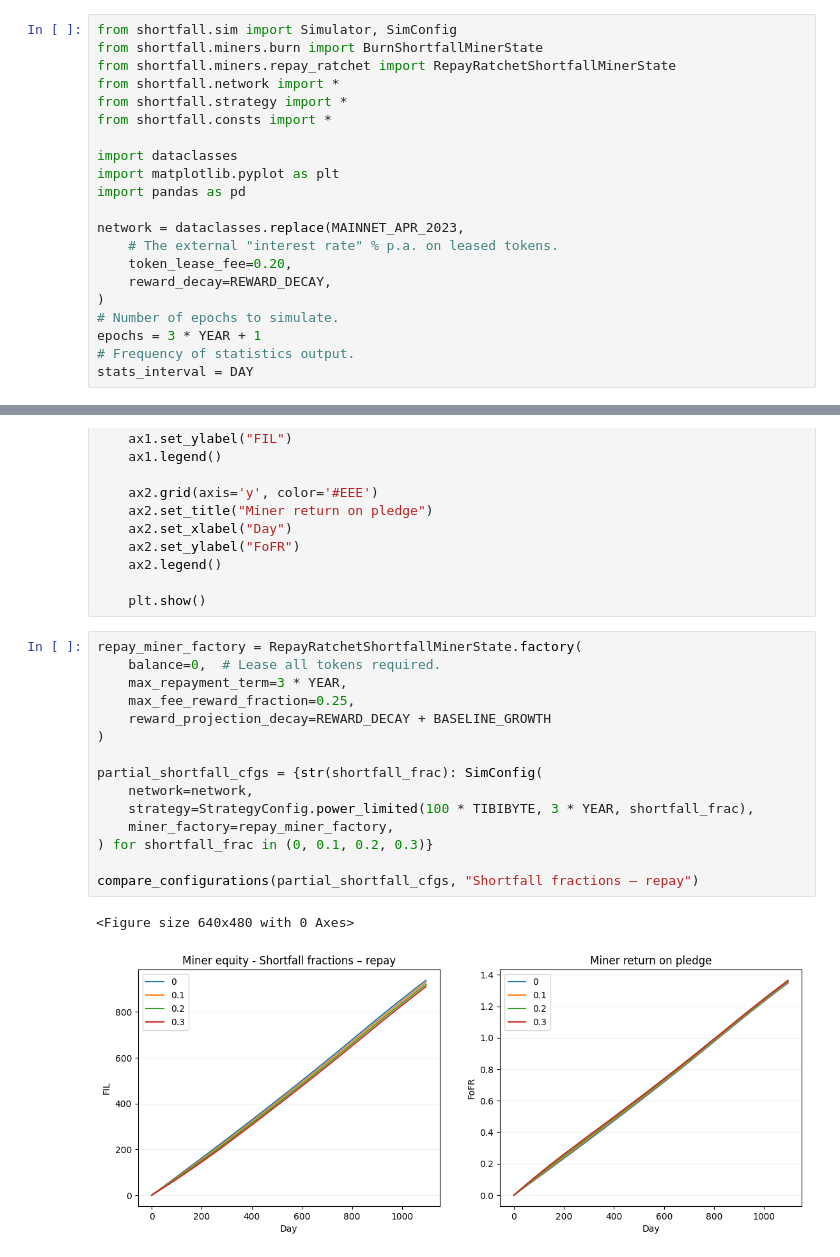
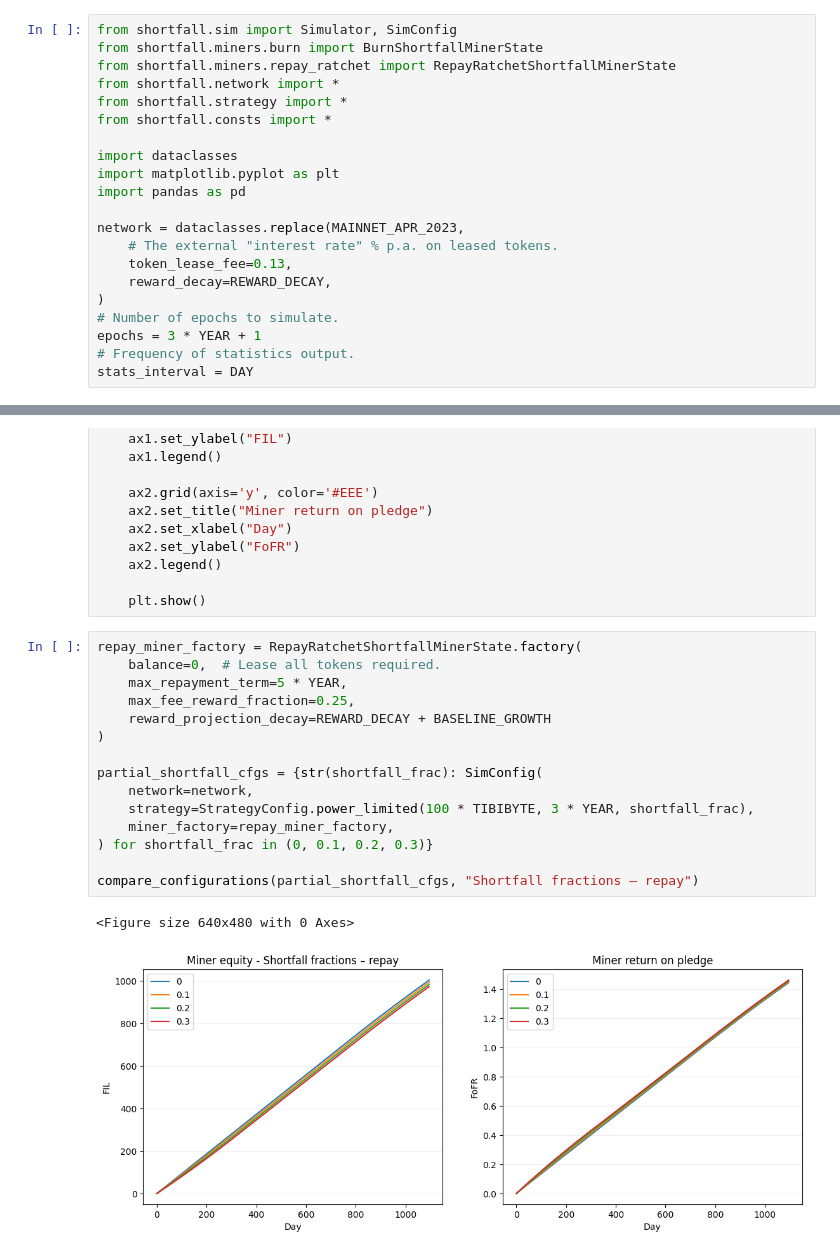
Before and after one commit to anorth/shortfall, a Jupyter notebook: notebooks/partial_shortfalls.ipynb, the cells around one changed output, grey strips where cells are left out. Drawn from its saved outputs; the diff is of its cells as text.

```diff
--- a/notebooks/partial_shortfalls.ipynb
+++ b/notebooks/partial_shortfalls.ipynb
@@ -12,7 +12,7 @@ import pandas as pd
 
 network = dataclasses.replace(MAINNET_APR_2023,
     # The external "interest rate" % p.a. on leased tokens.
-    token_lease_fee=0.20,
+    token_lease_fee=0.13,
     reward_decay=REWARD_DECAY,
 )
 # Number of epochs to simulate.
@@ -47,21 +47,21 @@ def compare_configurations(cfgs, title):
 # %%
 repay_miner_factory = RepayRatchetShortfallMinerState.factory(
     balance=0,  # Lease all tokens required.
-    max_repayment_term=3 * YEAR,
+    max_repayment_term=5 * YEAR,
     max_fee_reward_fraction=0.25,
     reward_projection_decay=REWARD_DECAY + BASELINE_GROWTH
 )
 
 partial_shortfall_cfgs = {str(shortfall_frac): SimConfig(
     network=network,
     strategy=StrategyConfig.power_limited(100 * TIBIBYTE, 3 * YEAR, shortfall_frac),
     miner_factory=repay_miner_factory,
 ) for shortfall_frac in (0, 0.1, 0.2, 0.3)}
 
 compare_configurations(partial_shortfall_cfgs, "Shortfall fractions – repay")
 # %% [output]
 <Figure size 640x480 with 0 Axes>
-[figure, old version]
+[figure, new version]
 # %%
 burn_miner_factory = BurnShortfallMinerState.factory(
     balance=0,
```
Also changed, not shown: parts of 1 cell of this notebook, 5 other files.
